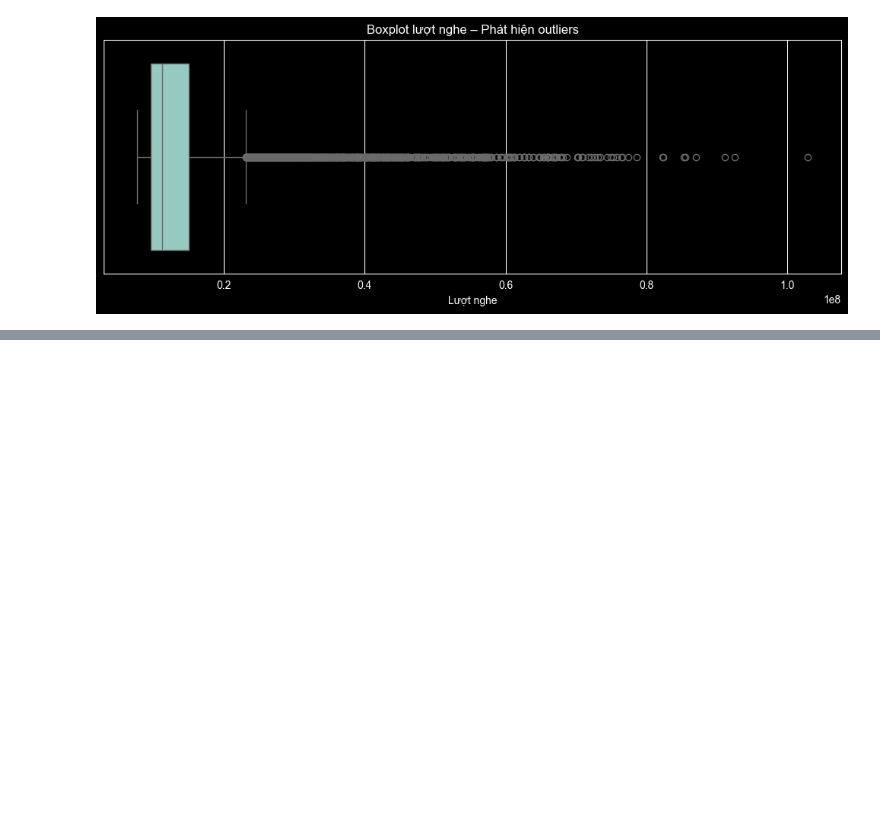
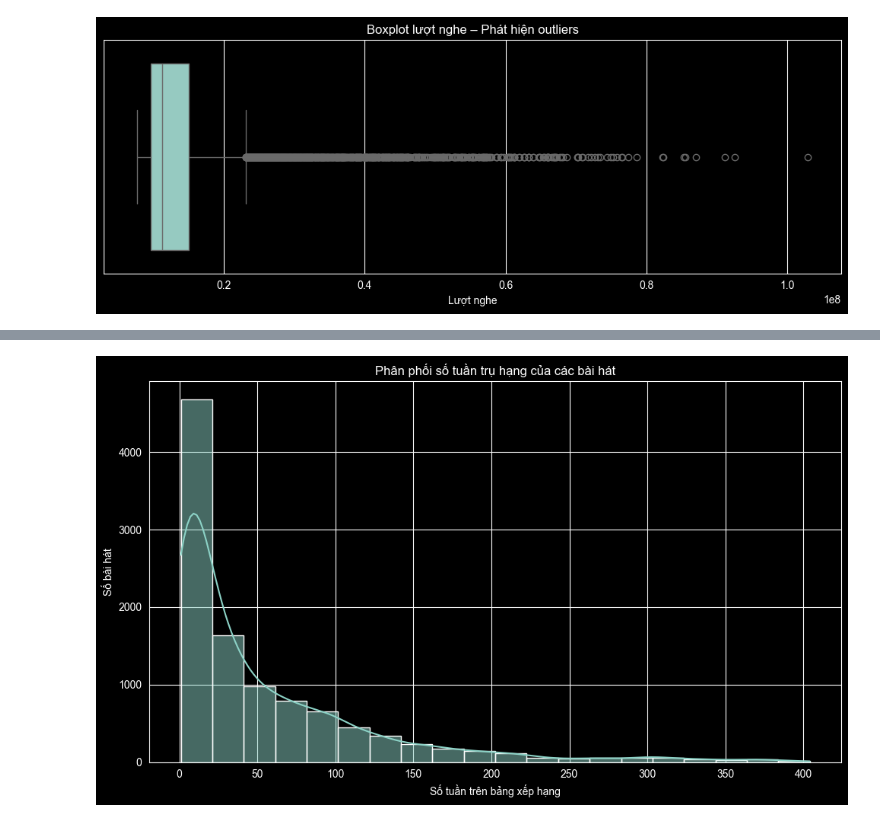
Before and after one commit to MinhTruc09/Spotify_EDA, a Jupyter notebook: notebooks/03_visualizations.ipynb, the cells around one changed output, grey strips where cells are left out. Saved outputs shown, nothing was run; the diff lists cells and outputs as text; code cells hidden in the pictures; blank space fills up the shorter version.

```diff
--- a/notebooks/03_visualizations.ipynb
+++ b/notebooks/03_visualizations.ipynb
@@ -29,0 +81,11 @@ plt.show()
+# %%
+plt.figure(figsize=(10,6))
+sns.histplot(df['so_tuan_tren_bang_xep_hang'], bins=20, kde=True)
+
+plt.title('Phân phối số tuần trụ hạng của các bài hát')
+plt.xlabel('Số tuần trên bảng xếp hạng')
+plt.ylabel('Số bài hát')
+plt.tight_layout()
+plt.show()
+# %% [output]
+[figure, added]
```
Also changed, not shown: parts of 5 cells of this notebook, 3 other files.
